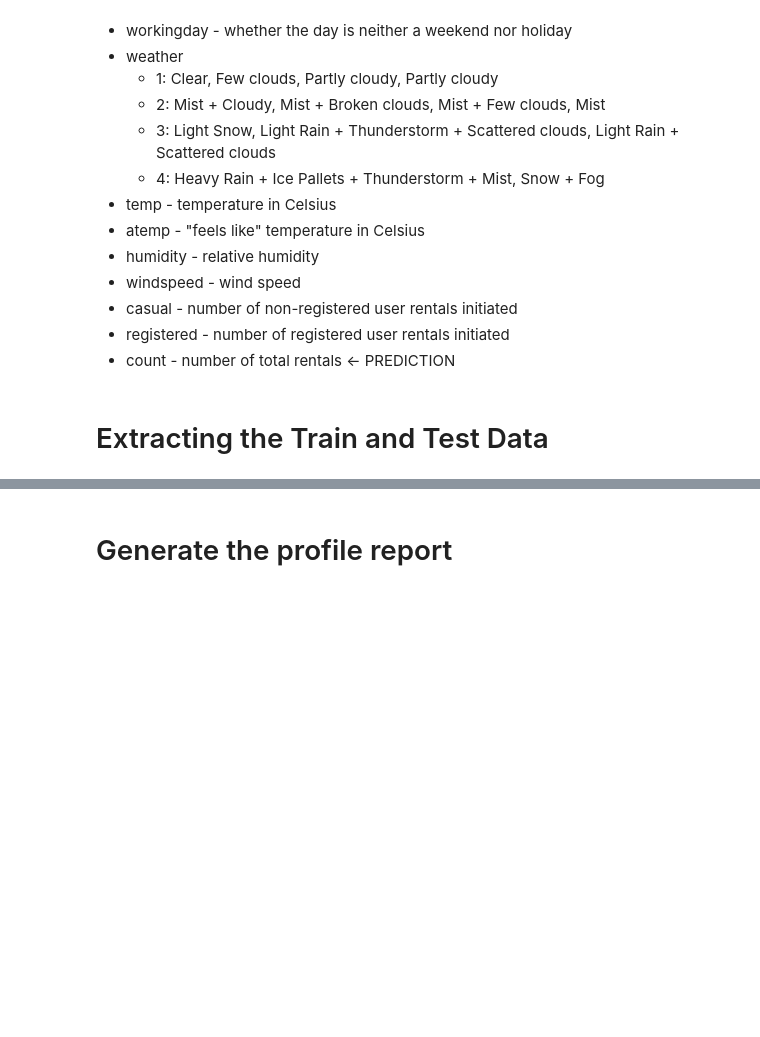
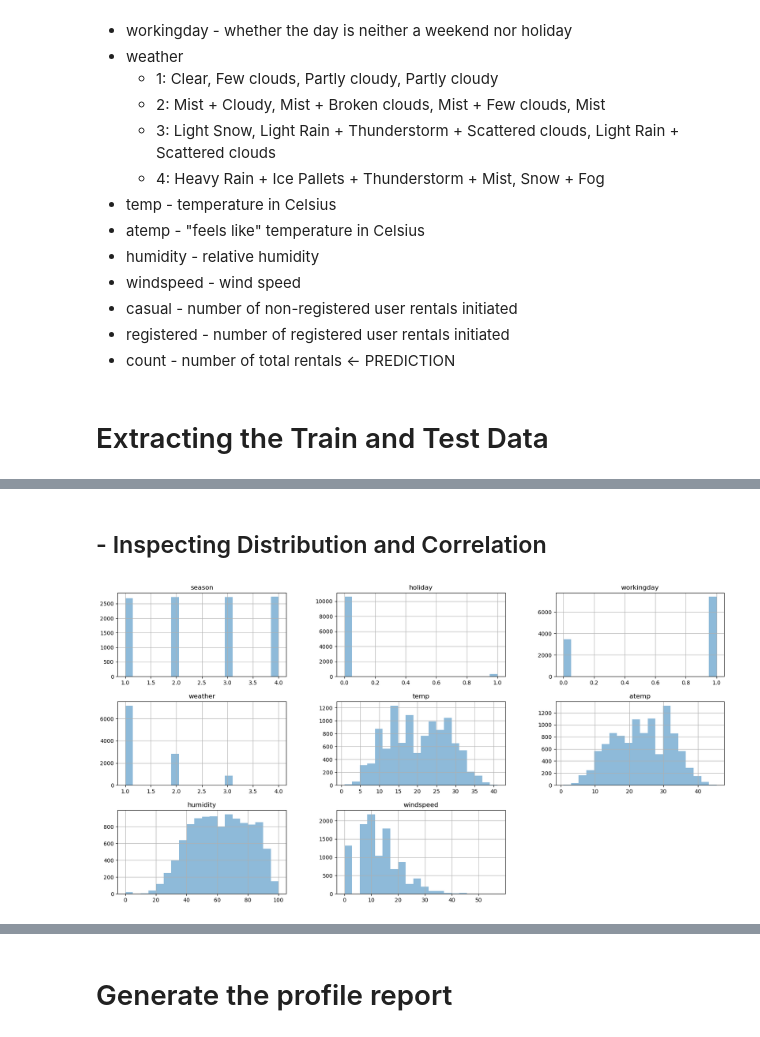
Before and after one commit to samlexrod/udacity-education, a Jupyter notebook: notebooks/bikeshare.ipynb, the cells around one changed output, grey strips where cells are left out. Drawn from its saved outputs; the diff is of its cells as text; code cells hidden in the pictures; blank space fills up the shorter version.

Commit message:
Finished training with feature engineering

```diff
--- a/notebooks/bikeshare.ipynb
+++ b/notebooks/bikeshare.ipynb
@@ -58,0 +74,6 @@ test_df.head()
+# %% [markdown]
+## - Inspecting Distribution and Correlation
+# %%
+_ = train_df.drop(columns=["count"]).hist(figsize=(20, 10), bins=20, alpha=0.5)
+# %% [output]
+[figure, added]
```
Also changed, not shown: parts of 32 cells of this notebook, 6 other files.
